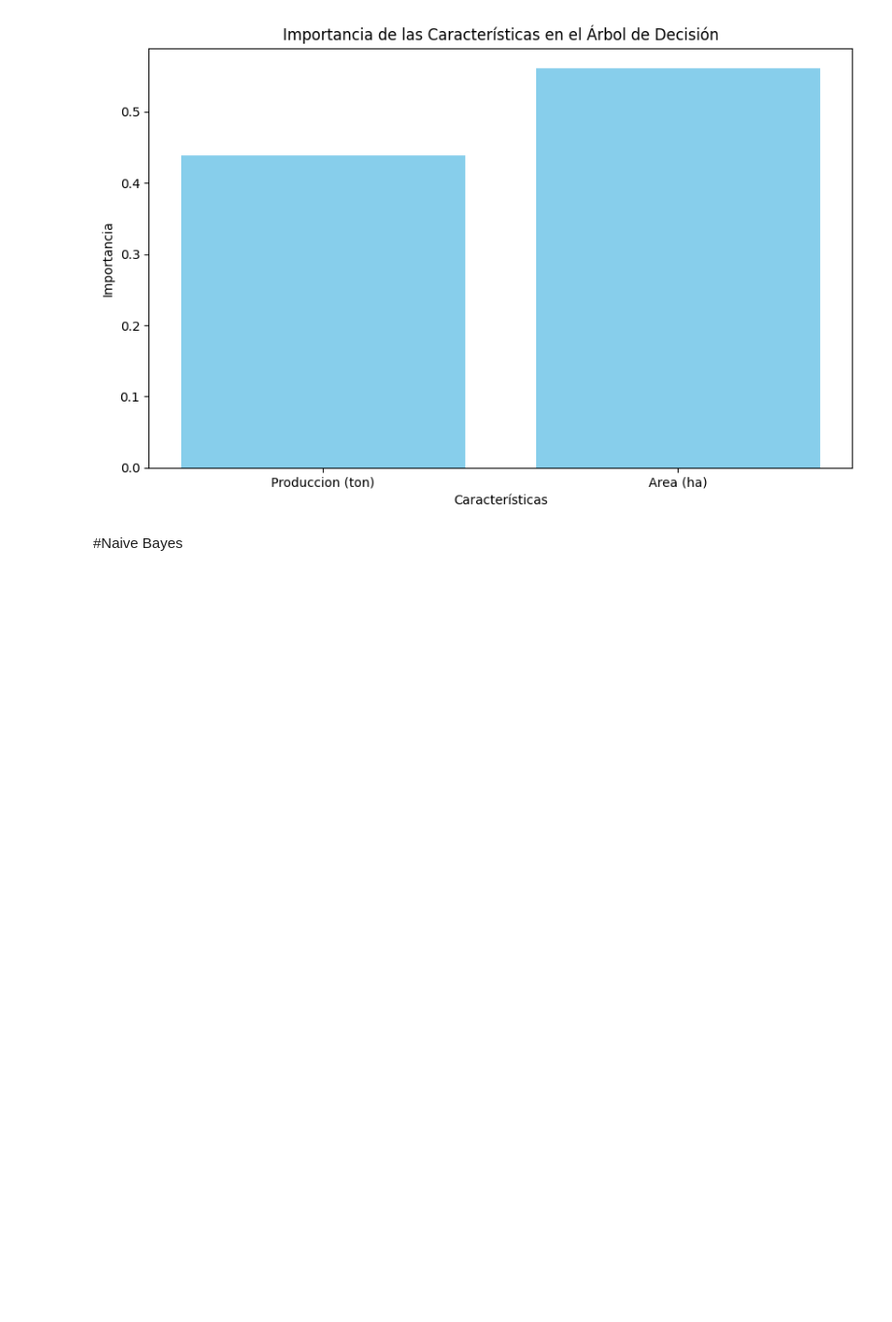
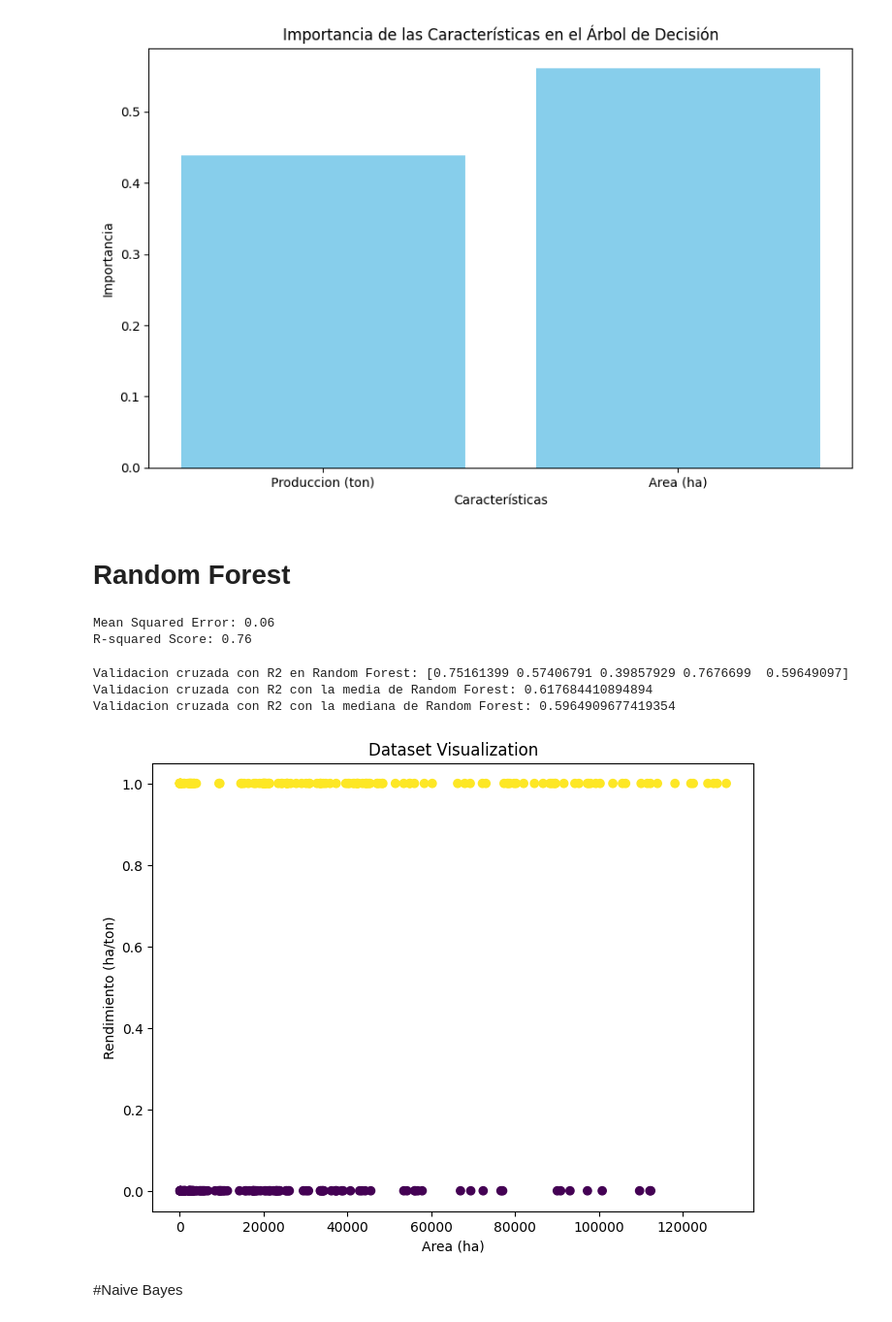
Before and after one commit to JuanVallejo32/Curso-IA---Talentotech2, a Jupyter notebook: Proyecto_Unificado.ipynb, the cells around one changed output. Shown at 97% size. Drawn from its saved outputs; the diff is of its cells as text; code cells hidden in the pictures; blank space fills up the shorter version.

Commit message:
cambios Random forest Yonathan

```diff
--- a/Proyecto_Unificado.ipynb
+++ b/Proyecto_Unificado.ipynb
@@ -150,6 +151,58 @@ plt.title('Importancia de las Características en el Árbol de Decisión')
 plt.show()
 # %% [output]
 [figure]
+# %% [markdown]
+# Random Forest
+# %%
+#creacion del modelo
+rf_regresion = RandomForestRegressor(n_estimators=100, random_state=42)
+#se entrena el modelo
+rf_regresion.fit(X_train, Y_train)
+#se crea la prediccion
+y_pred_rf = rf_regresion.predict(X_test)
+# %%
+#se crea el error medio cuadrado
+mse = mean_squared_error(Y_test, y_pred_rf)
+# se crea el R2 random forest
+r2_rf = r2_score(Y_test, y_pred_rf)
+
+# se imprime los resultados
+print(f'Mean Squared Error: {mse:.2f}')
+print(f'R-squared Score: {r2_rf:.2f}')
+# %% [output]
+Mean Squared Error: 0.06
+R-squared Score: 0.76
+# %%
+# se realiza validacion cruzada
+cvs_rf = cross_val_score(rf_regresion, X, y, cv=5, scoring='r2')
+# se calcula la media de la validacion cruzada
+cvs_rf_mean = cvs_rf.mean()
+# se calcula la mediana de la validacion cruzada
+cvs_rf_median = np.median(cvs_rf)
+
+
+
+print(f'Validacion cruzada con R2 en Random Forest: {cvs_rf}')
+print(f'Validacion cruzada con R2 con la media de Random Forest: {cvs_rf_mean}')
+print(f'Validacion cruzada con R2 con la mediana de Random Forest: {cvs_rf_median}')
+# %% [output]
+Validacion cruzada con R2 en Random Forest: [0.75161399 0.57406791 0.39857929 0.7676699  0.59649097]
+Validacion cruzada con R2 con la media de Random Forest: 0.617684410894894
+Validacion cruzada con R2 con la mediana de Random Forest: 0.5964909677419354
+# %%
+#se grafica
+fig, ax = plt.subplots(figsize=(8, 6))
+ax.scatter(X_train['Area (ha)'], Y_train, c=Y_train.values.ravel(), cmap='viridis')
+
+#linea de codigo donde se genera un vertice pero se descuadra todo el grafico
+#ax.plot([x_test.min(), x_test.max()], [x_test.min(), x_test.max()], 'k--', lw=1)
+
+ax.set_xlabel('Area (ha)')
+ax.set_ylabel('Rendimiento (ha/ton)')
+ax.set_title("Dataset Visualization")
+plt.show()
+# %% [output]
+[figure, added]
 # %% [markdown]
 #Naive Bayes
 # %% [markdown]
```
Also changed, not shown: parts of 1 cell of this notebook.
